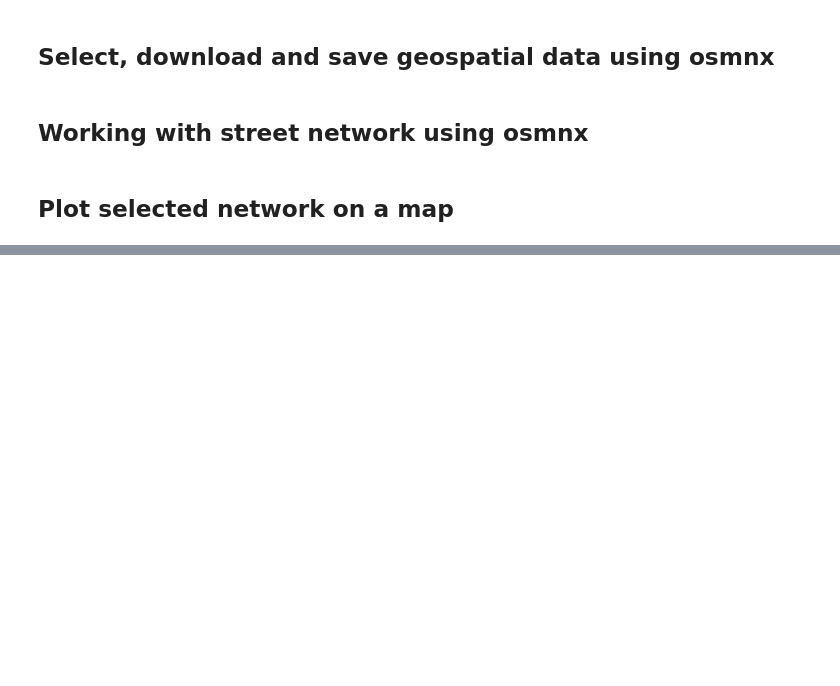
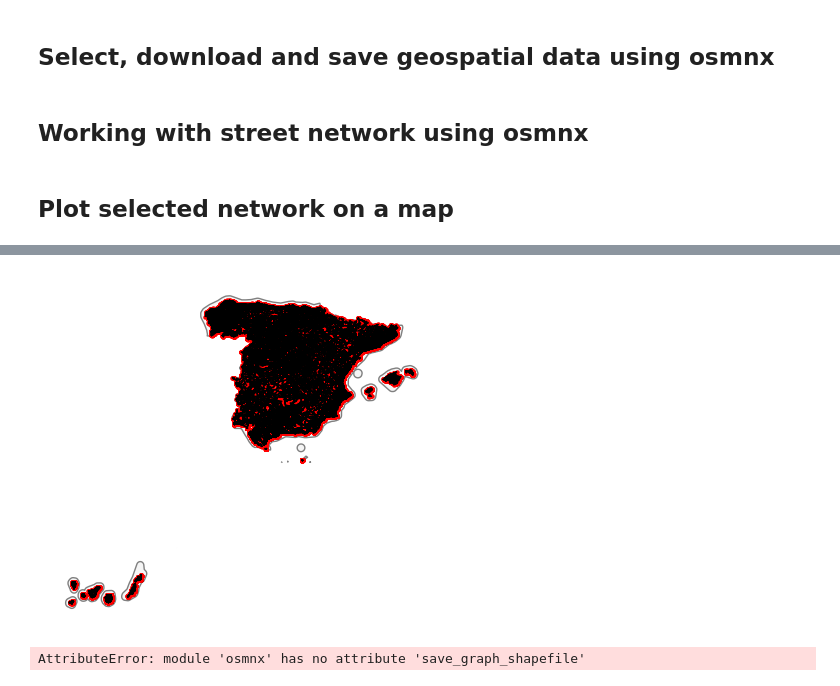
Before and after one commit to miracaEU/Exposure_Miraca, a Jupyter notebook: book/Exposure_Miraca.ipynb, the cells around one changed output, grey strips where cells are left out. Saved outputs shown, nothing was run; the diff lists cells and outputs as text; code cells hidden in the pictures; blank space fills up the shorter version.

```diff
--- a/book/Exposure_Miraca.ipynb
+++ b/book/Exposure_Miraca.ipynb
@@ -592,7 +592,6 @@ def get_street_network(country, network, database):
     gdf_nodes, gdf_edges = ox.graph_to_gdfs(features)
     m = gdf_edges.explore(color="skyblue", tiles="cartodbdarkmatter")
     gdf_nodes.explore(m=m, color="pink", marker_kwds={"radius": 6})
-    m
 
     place_boundaries = ox.geocode_to_gdf(country)
     place_boundaries.crs = "EPSG:4326"  # Set the CRS to WGS84
@@ -728,6 +723,5 @@ Running for Education in Spain
 # %%
-# Inside your loop for processing countries and networks, you can call this function
-for country in tqdm(EU_code.keys()):
-    # Fetch and process the street network for the current country
-    print(f"Running for Roadway in {country}")
-    street_network = get_street_network(country, "Roadway", "OSM")
+street_network = get_street_network(EU_code[country], "Roadway", "OSM")
+# %% [output]
+[figure, added]
+AttributeError: module 'osmnx' has no attribute 'save_graph_shapefile'
```
Also changed, not shown: parts of 1 cell of this notebook.
